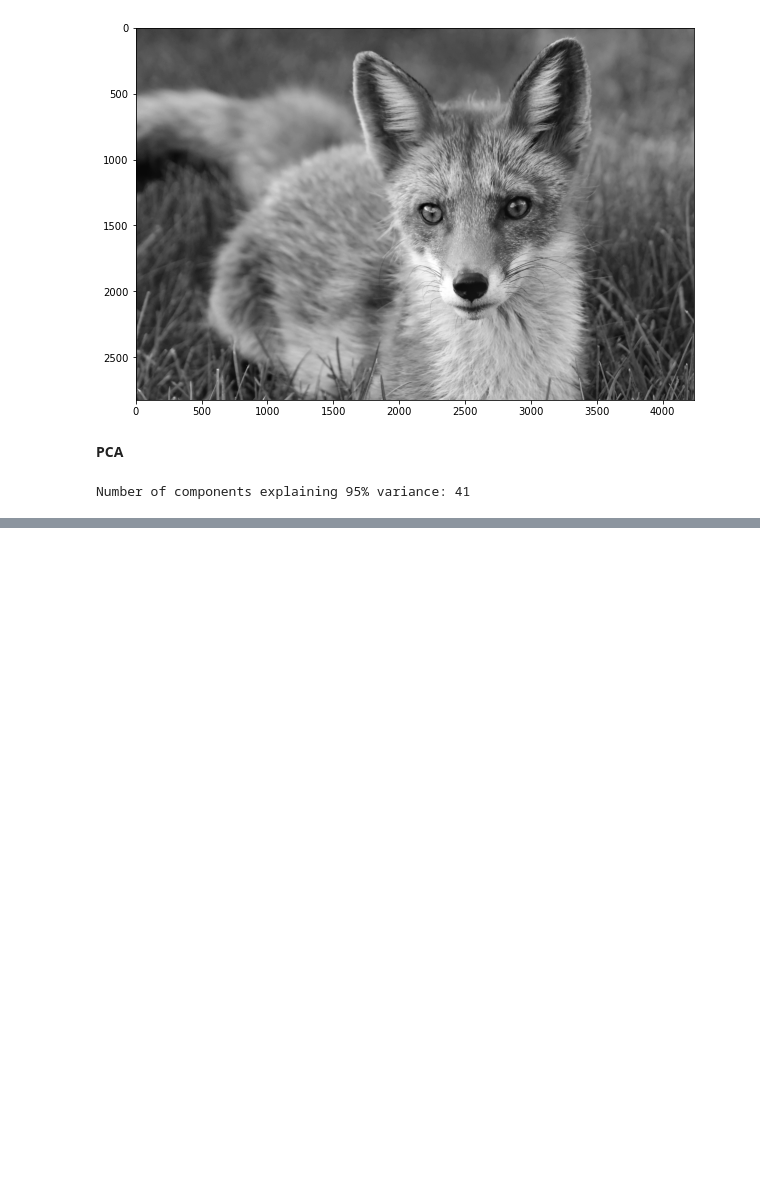
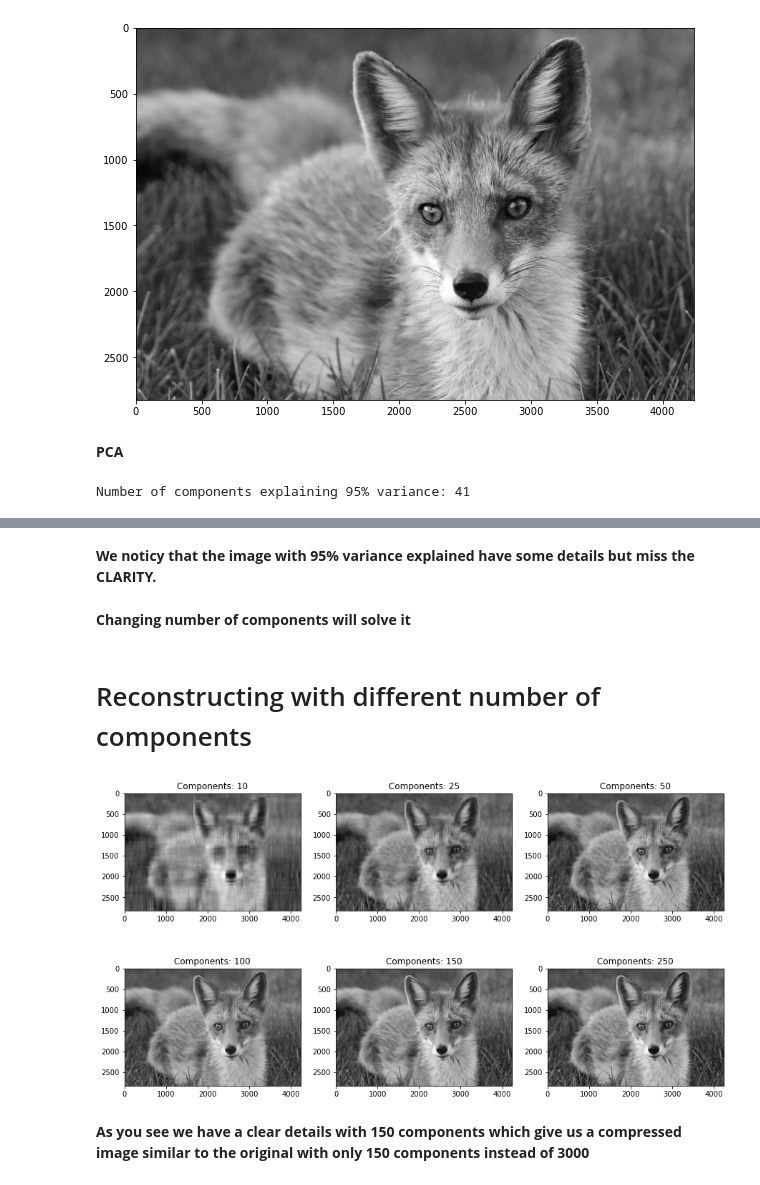
Before and after one commit to youssef-gh/Image_Compression_PCA, a Jupyter notebook: image_cumpression_pca.ipynb, the cells around one changed output, grey strips where cells are left out. Saved outputs shown, nothing was run; the diff lists cells and outputs as text; code cells hidden in the pictures; blank space fills up the shorter version.

Commit message:
changing components

```diff
--- a/image_cumpression_pca.ipynb
+++ b/image_cumpression_pca.ipynb
@@ -52,0 +75,24 @@ ax = plt.plot(cumulative_var)
+# %% [markdown]
+**We noticy that the image with 95% variance explained have some details but miss the CLARITY.**
+# %% [markdown]
+**Changing number of components will solve it**
+# %% [markdown]
+# Reconstructing with different number of components
+# %%
+nb_component = [10, 25, 50, 100, 150, 250]
+
+plt.figure(figsize=[15,9])
+
+for i in range(6):
+    plt.subplot(2,3,i+1)
+    ipca = IncrementalPCA(n_components = nb_component[i])
+    image_recon = ipca.inverse_transform(ipca.fit_transform(gray))
+    plt.imshow(image_recon,cmap = plt.cm.gray)
+    plt.title("Components: "+str(nb_component[i]))
+
+plt.subplots_adjust(wspace=0.2, hspace=0.0)
+plt.show()
+# %% [output]
+[figure, added]
+# %% [markdown]
+**As you see we have a clear details with 150 components which give us a compressed image similar to the original with only 150 components instead of 3000**
```
Also changed, not shown: parts of 5 cells of this notebook.
